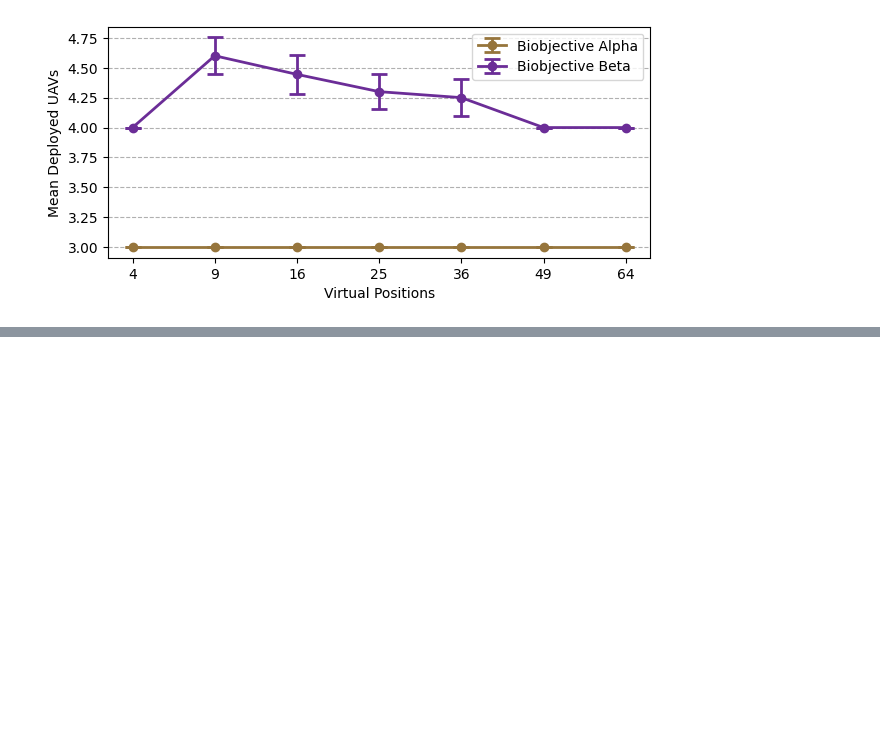
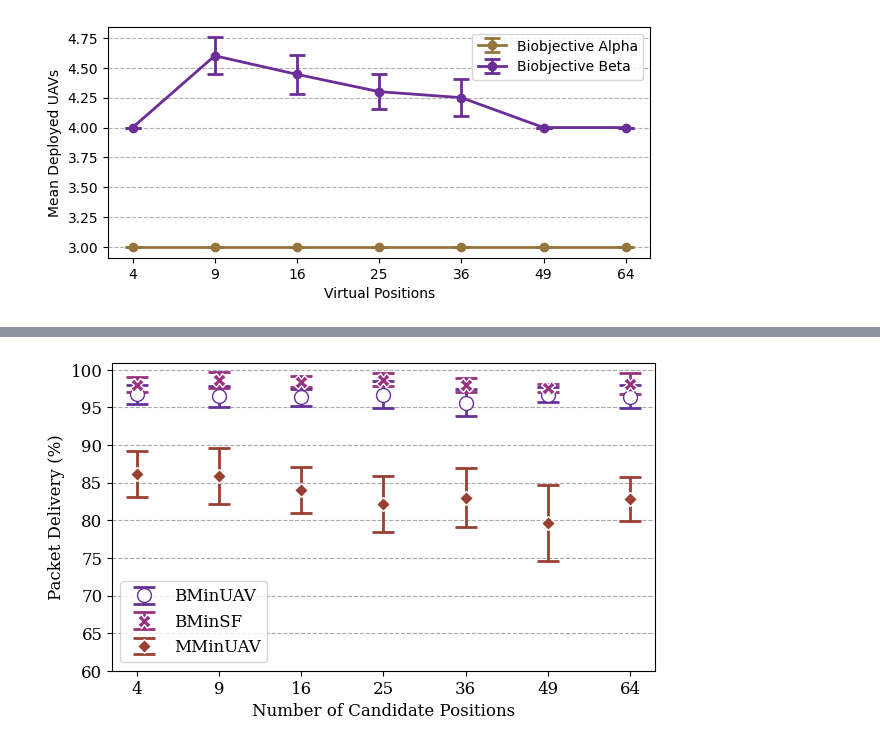
Before and after one commit to DanteCampos/Lora-UAV-Positioning-Model, a Jupyter notebook: result.ipynb, the cells around one changed output, grey strips where cells are left out. Saved outputs shown, nothing was run; the diff lists cells and outputs as text; code cells hidden in the pictures; blank space fills up the shorter version.

```diff
--- a/result.ipynb
+++ b/result.ipynb
@@ -522,0 +1569,90 @@ plt.show()
+# %%
+import numpy as np
+from matplotlib import rcParams
+import matplotlib.pyplot as plt
+import pandas as pd
+import os
+
+rcParams['font.family'] = 'serif'
+rcParams['font.size'] = 12
+
+means_beta = []
+error_beta = []
+means_biobj = []
+error_biobj = []
+means_opt = []
+error_opt = []
+indexes = []
+
+pathCWD = os.getcwd() + "/data/"
+
+for i in range(2,9):
+    indexes.append(i**2)
+
+    # ---- Biobjective Alpha ----
+    pathFile = pathCWD + "results/biobj_PacketDelivery_" + str(i**2) + "x50.dat"
+    dataPkt = pd.read_csv(pathFile, sep=",")
+    dfPkt = pd.DataFrame(dataPkt)
+
+    delivery = []
+    for row in dfPkt.iterrows():
+        delivery.append(row[1]['received'] / row[1]['sent'])
+
+    means_biobj.append(np.mean(delivery) * 100)
+    error_biobj.append(np.std(delivery) * 100)
+
+    # ---- Biobjective Beta ----
+    pathFile = pathCWD + "results/beta_biobj_gap_PacketDelivery_" + str(i**2) + "x50.dat"
+    dataPkt = pd.read_csv(pathFile, sep=",")
+    dfPkt = pd.DataFrame(dataPkt)
+
+    delivery = []
+    for row in dfPkt.iterrows():
+        delivery.append(row[1]['received'] / row[1]['sent'])
+
+    means_beta.append(np.mean(delivery) * 100)
+    error_beta.append(np.std(delivery) * 100)
+
+    # ---- Mono-objective ----
+    pathFile = pathCWD + "results/opt_PacketDelivery_" + str(i**2) + "x50.dat"
+    dataPkt = pd.read_csv(pathFile, sep=",")
+    dfPkt = pd.DataFrame(dataPkt)
+
+    delivery = []
+    for row in dfPkt.iterrows():
+        delivery.append(row[1]['received'] / row[1]['sent'])
+
+    means_opt.append(np.mean(delivery) * 100)
+    error_opt.append(np.std(delivery) * 100)
+
+
+fig, ax1 = plt.subplots(figsize=(7, 4))
+
+color1 = '#643299'
+color2 = '#994032'
+color3 = '#993280'
+color4 = '#993242'
+color5 = '#853299'
+alpha = 0.6
+
+ax1.errorbar(range(len(means_biobj)), means_biobj, error_biobj, color=color1, mfc='white', marker='o', markersize=10,
+             linestyle='', label='BMinUAV', capsize=8, lw=2, capthick=2, zorder=6)
+ax1.errorbar(range(len(means_beta)), means_beta, error_beta, color=color3, mec='white', marker='X', markersize=10,
+             linestyle='', label='BMinSF', capsize=8, lw=2, capthick=2, zorder=6)
+ax1.errorbar(range(len(means_opt)), means_opt, error_opt, color=color2, mec='white', marker='D', markersize=7,
+             linestyle='', label='MMinUAV', capsize=8, lw=2, capthick=2, zorder=6)
+
+ax1.set_xticks(range(len(means_biobj)), indexes)
+ax1.set_xlabel("Number of Candidate Positions")
+ax1.set_ylabel("Packet Delivery (%)")
+ax1.tick_params(axis='y', which='major')
+ax1.set_ylim(60)
+ax1.grid(True, 'major', 'y', linestyle='--', color='darkgrey', zorder=0)
+
+bars, labels = ax1.get_legend_handles_labels()
+ax1.legend(bars, labels, loc='best')
+# fig.suptitle('Solving Time by Number of Virtual Positions')
+# plt.show()
+plt.savefig('fig/packet_delivery_per_candidate_position.pdf', format='pdf', bbox_inches = 'tight', pad_inches = 0)
+# %% [output]
+[figure, added]
```
Also changed, not shown: parts of 12 cells of this notebook, 3 other files.
